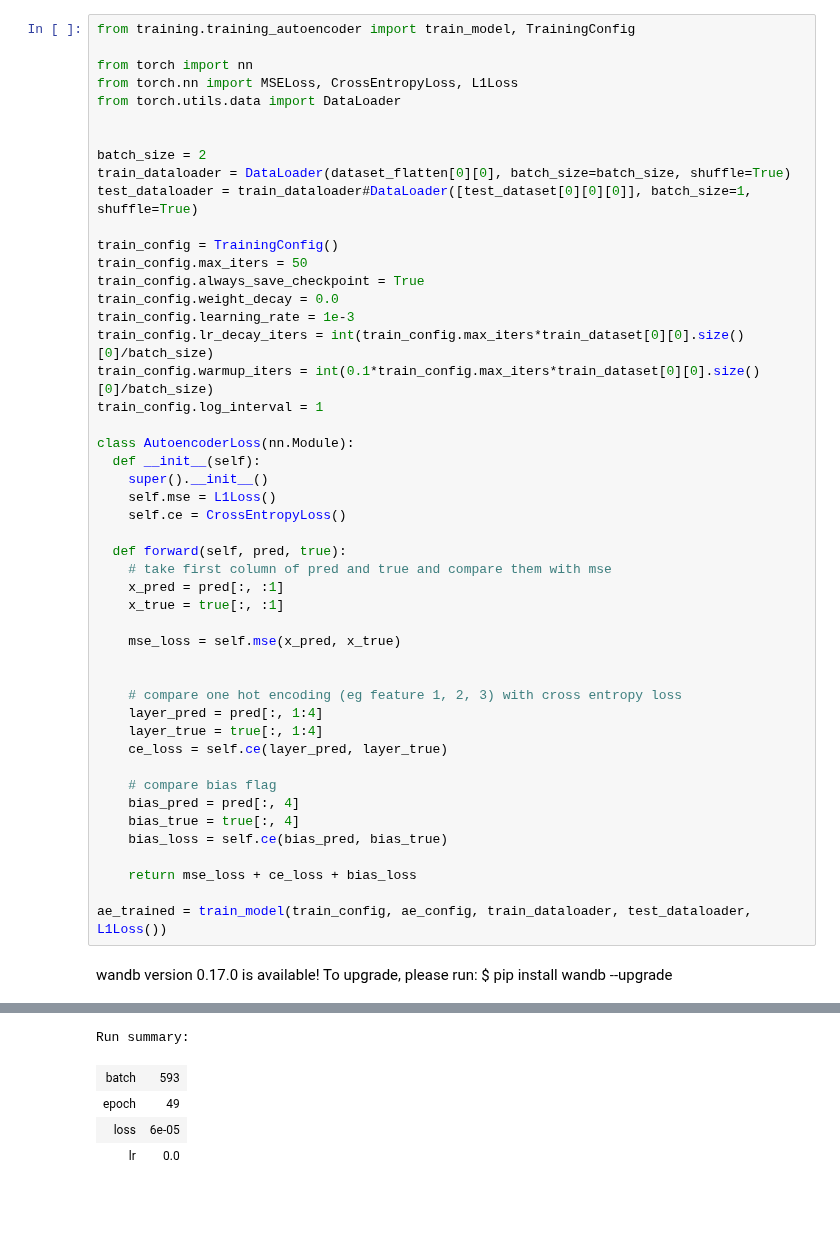
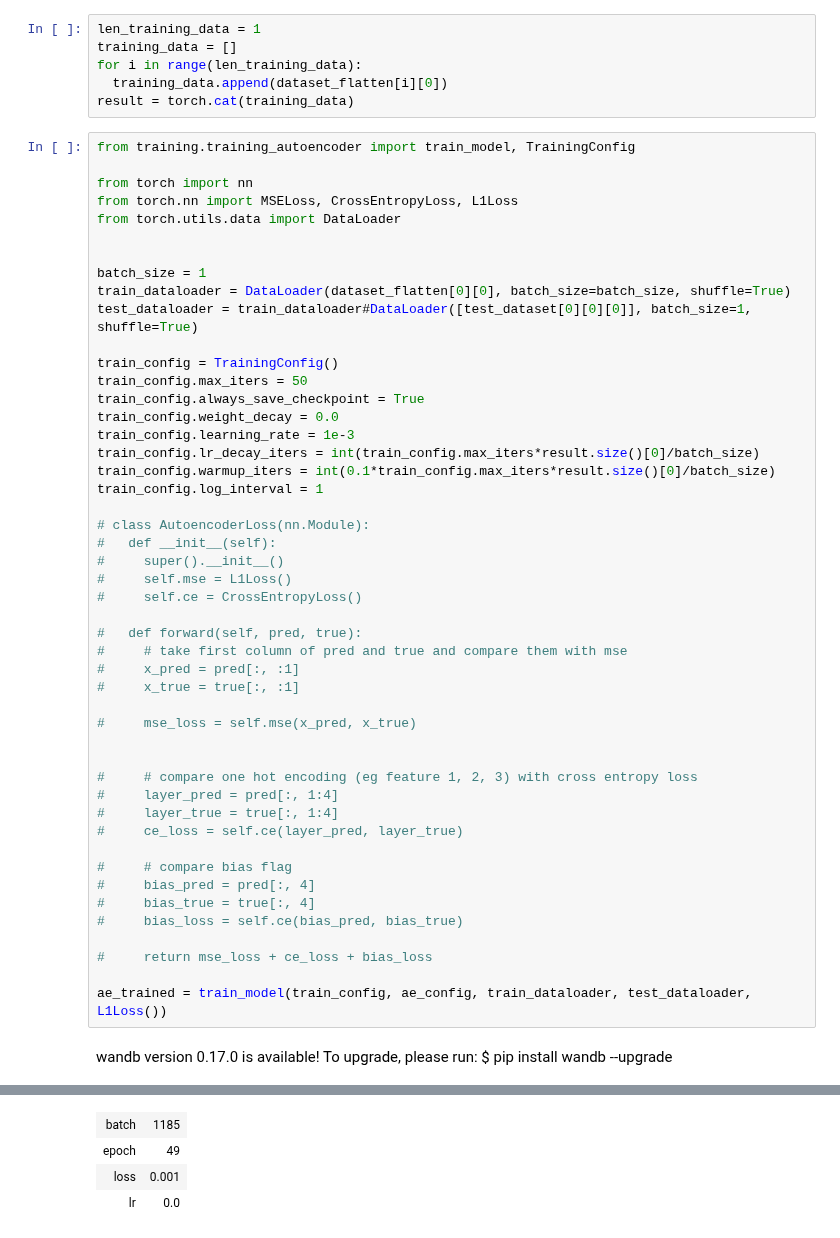
Before and after one commit to nef-gpt/adl4cv, a Jupyter notebook: ae_approach.ipynb, the cells around one changed output, grey strips where cells are left out. Drawn from its saved outputs; the diff is of its cells as text; blank space fills up the shorter version.

```diff
--- a/ae_approach.ipynb
+++ b/ae_approach.ipynb
@@ -114,3 +82,9 @@ RQAutoencoder(
+# %%
+len_training_data = 1
+training_data = []
+for i in range(len_training_data):
+  training_data.append(dataset_flatten[i][0])
+result = torch.cat(training_data)
 # %%
 from training.training_autoencoder import train_model, TrainingConfig
 
@@ -119,7 +93,7 @@ from torch.nn import MSELoss, CrossEntropyLoss, L1Loss
 from torch.utils.data import DataLoader
 
 
-batch_size = 2
+batch_size = 1
 train_dataloader = DataLoader(dataset_flatten[0][0], batch_size=batch_size, shuffle=True)
 test_dataloader = train_dataloader#DataLoader([test_dataset[0][0][0]], batch_size=1, shuffle=True)
 
@@ -128,35 +102,35 @@ train_config.max_iters = 50
 train_config.always_save_checkpoint = True
 train_config.weight_decay = 0.0
 train_config.learning_rate = 1e-3
-train_config.lr_decay_iters = int(train_config.max_iters*train_dataset[0][0].size()[0]/batch_size)
-train_config.warmup_iters = int(0.1*train_config.max_iters*train_dataset[0][0].size()[0]/batch_size)
+train_config.lr_decay_iters = int(train_config.max_iters*result.size()[0]/batch_size)
+train_config.warmup_iters = int(0.1*train_config.max_iters*result.size()[0]/batch_size)
 train_config.log_interval = 1
 
-class AutoencoderLoss(nn.Module):
-  def __init__(self):
-    super().__init__()
-    self.mse = L1Loss()
-    self.ce = CrossEntropyLoss()
+# class AutoencoderLoss(nn.Module):
+#   def __init__(self):
+#     super().__init__()
+#     self.mse = L1Loss()
+#     self.ce = CrossEntropyLoss()
 
-  def forward(self, pred, true):
-    # take first column of pred and true and compare them with mse
-    x_pred = pred[:, :1]
-    x_true = true[:, :1]
+#   def forward(self, pred, true):
+#     # take first column of pred and true and compare them with mse
+#     x_pred = pred[:, :1]
+#     x_true = true[:, :1]
 
-    mse_loss = self.mse(x_pred, x_true)
+#     mse_loss = self.mse(x_pred, x_true)
 
 
-    # compare one hot encoding (eg feature 1, 2, 3) with cross entropy loss
-    layer_pred = pred[:, 1:4]
-    layer_true = true[:, 1:4]
-    ce_loss = self.ce(layer_pred, layer_true)
+#     # compare one hot encoding (eg feature 1, 2, 3) with cross entropy loss
+#     layer_pred = pred[:, 1:4]
+#     layer_true = true[:, 1:4]
+#     ce_loss = self.ce(layer_pred, layer_true)
 
-    # compare bias flag
-    bias_pred = pred[:, 4]
-    bias_true = true[:, 4]
-    bias_loss = self.ce(bias_pred, bias_true)
+#     # compare bias flag
+#     bias_pred = pred[:, 4]
+#     bias_true = true[:, 4]
+#     bias_loss = self.ce(bias_pred, bias_true)
 
-    return mse_loss + ce_loss + bias_loss
+#     return mse_loss + ce_loss + bias_loss
 
 ae_trained = train_model(train_config, ae_config, train_dataloader, test_dataloader, L1Loss())
 # %% [output]
@@ -177,5 +150,4 @@ Run history:
-Run summary:
-| batch | 593 |
+| batch | 1185 |
 | epoch | 49 |
-| loss | 6e-05 |
+| loss | 0.001 |
 | lr | 0.0 |
```
Also changed, not shown: parts of 21 cells of this notebook, 3 other files.
